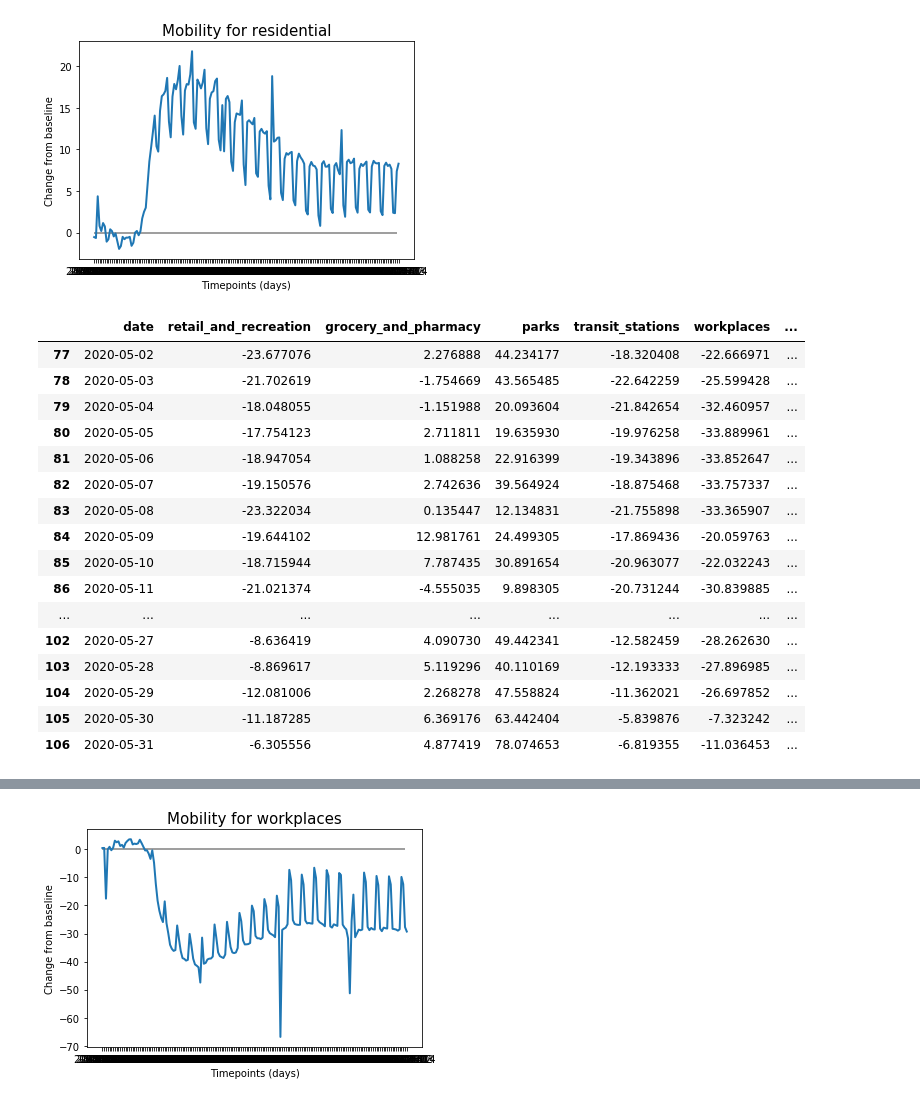
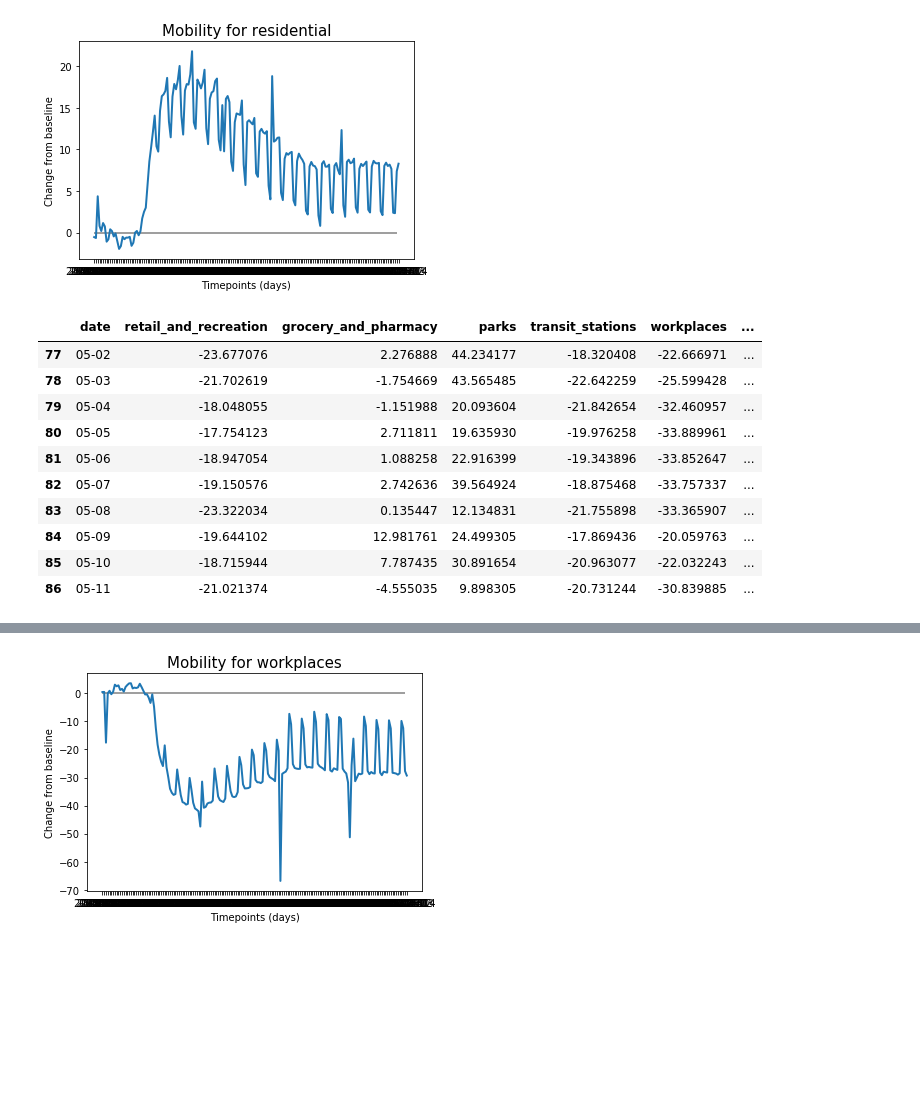
Before and after one commit to LisaHarrison08/Project_G4, a Jupyter notebook: S/St Start.ipynb, the cells around one changed output, grey strips where cells are left out. Cells and saved outputs as stored; diff of their text form; code cells hidden in the pictures; blank space fills up the shorter version.

```diff
--- a/S/St Start.ipynb
+++ b/S/St Start.ipynb
@@ -141,3 +141,7 @@ data_by_date_df
 | 170 | 2020-08-03 | 1.516552 | 7.114116 | 56.354717 | -6.108588 | -27.709433 | ... |
 | 171 | 2020-08-04 | -1.150339 | 4.792763 | 59.988506 | -8.247805 | -29.297317 | ... |
 172 rows × 7 columns
+# %%
+# Removes the year "2020" from the data, Since all the data is only from 2020, we dont need it.
+data_by_date_df["date"] = (data_by_date_df["date"].astype('datetime64')).dt.strftime("%m-%d")
+data_by_date_df
@@ -232,29 +244,23 @@ plt.show()
 # %% [output]
 [figure]
 # %%
-start_date = "2020-05-01"
-end_date = "2020-05-31"
+start_date = "05-01"
+end_date = "05-31"
 mask = (data_by_date_df["date"] > start_date) & (data_by_date_df["date"] <= end_date)
 april_month_df = data_by_date_df.loc[mask]
-april_month_df
+april_month_df.head(10)
 # %% [output]
 |  | date | retail_and_recreation | grocery_and_pharmacy | parks | transit_stations | workplaces | ... |
-| 77 | 2020-05-02 | -23.677076 | 2.276888 | 44.234177 | -18.320408 | -22.666971 | ... |
-| 78 | 2020-05-03 | -21.702619 | -1.754669 | 43.565485 | -22.642259 | -25.599428 | ... |
-| 79 | 2020-05-04 | -18.048055 | -1.151988 | 20.093604 | -21.842654 | -32.460957 | ... |
-| 80 | 2020-05-05 | -17.754123 | 2.711811 | 19.635930 | -19.976258 | -33.889961 | ... |
-| 81 | 2020-05-06 | -18.947054 | 1.088258 | 22.916399 | -19.343896 | -33.852647 | ... |
-| 82 | 2020-05-07 | -19.150576 | 2.742636 | 39.564924 | -18.875468 | -33.757337 | ... |
-| 83 | 2020-05-08 | -23.322034 | 0.135447 | 12.134831 | -21.755898 | -33.365907 | ... |
-| 84 | 2020-05-09 | -19.644102 | 12.981761 | 24.499305 | -17.869436 | -20.059763 | ... |
-| 85 | 2020-05-10 | -18.715944 | 7.787435 | 30.891654 | -20.963077 | -22.032243 | ... |
-| 86 | 2020-05-11 | -21.021374 | -4.555035 | 9.898305 | -20.731244 | -30.839885 | ... |
-| ... | ... | ... | ... | ... | ... | ... | ... |
-| 102 | 2020-05-27 | -8.636419 | 4.090730 | 49.442341 | -12.582459 | -28.262630 | ... |
-| 103 | 2020-05-28 | -8.869617 | 5.119296 | 40.110169 | -12.193333 | -27.896985 | ... |
-| 104 | 2020-05-29 | -12.081006 | 2.268278 | 47.558824 | -11.362021 | -26.697852 | ... |
-| 105 | 2020-05-30 | -11.187285 | 6.369176 | 63.442404 | -5.839876 | -7.323242 | ... |
-| 106 | 2020-05-31 | -6.305556 | 4.877419 | 78.074653 | -6.819355 | -11.036453 | ... |
+| 77 | 05-02 | -23.677076 | 2.276888 | 44.234177 | -18.320408 | -22.666971 | ... |
+| 78 | 05-03 | -21.702619 | -1.754669 | 43.565485 | -22.642259 | -25.599428 | ... |
+| 79 | 05-04 | -18.048055 | -1.151988 | 20.093604 | -21.842654 | -32.460957 | ... |
+| 80 | 05-05 | -17.754123 | 2.711811 | 19.635930 | -19.976258 | -33.889961 | ... |
+| 81 | 05-06 | -18.947054 | 1.088258 | 22.916399 | -19.343896 | -33.852647 | ... |
+| 82 | 05-07 | -19.150576 | 2.742636 | 39.564924 | -18.875468 | -33.757337 | ... |
+| 83 | 05-08 | -23.322034 | 0.135447 | 12.134831 | -21.755898 | -33.365907 | ... |
+| 84 | 05-09 | -19.644102 | 12.981761 | 24.499305 | -17.869436 | -20.059763 | ... |
+| 85 | 05-10 | -18.715944 | 7.787435 | 30.891654 | -20.963077 | -22.032243 | ... |
+| 86 | 05-11 | -21.021374 | -4.555035 | 9.898305 | -20.731244 | -30.839885 | ... |
 # %%
 plt.plot(april_month_df["date"],
          april_month_df["residential"],
```
Also changed, not shown: parts of 4 cells of this notebook, 1 other file.
